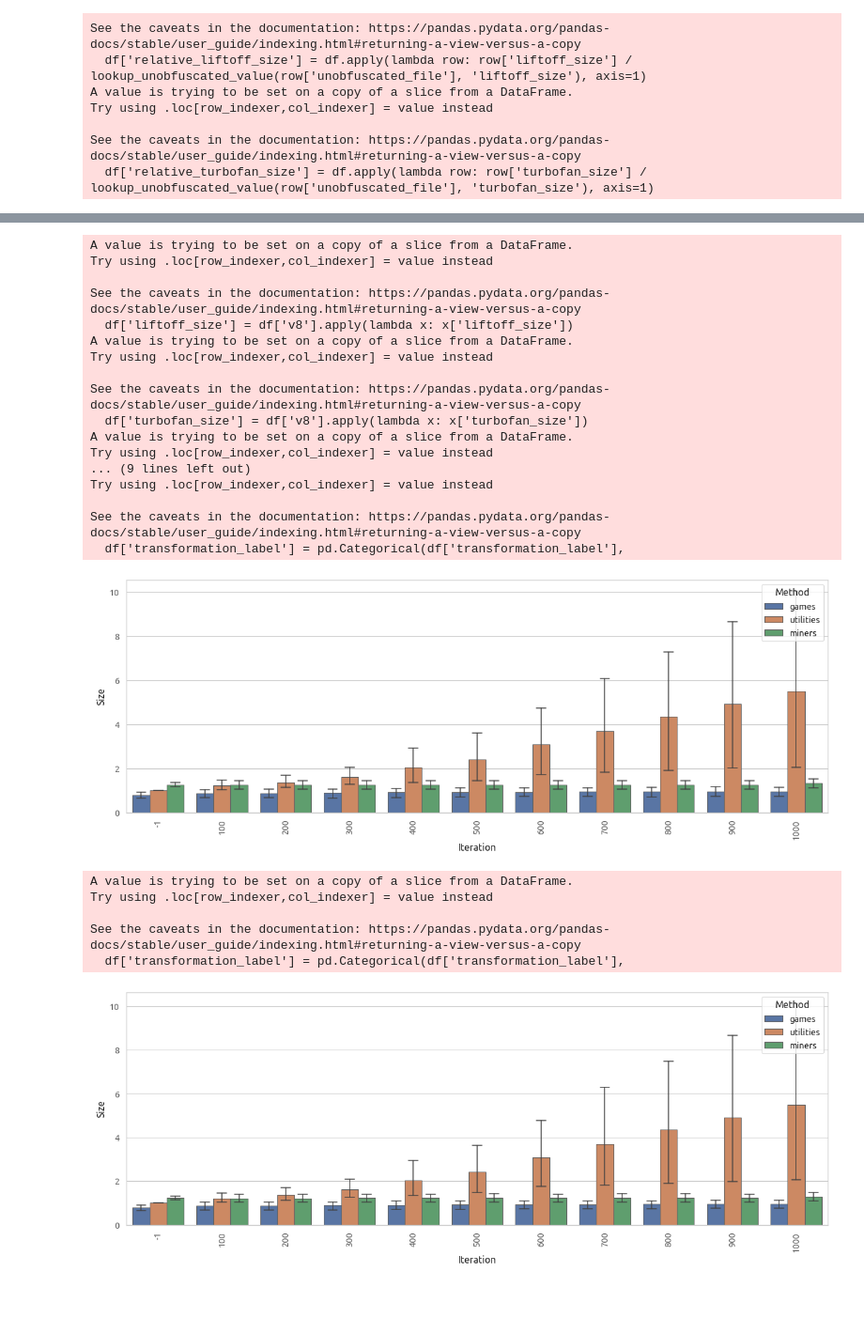
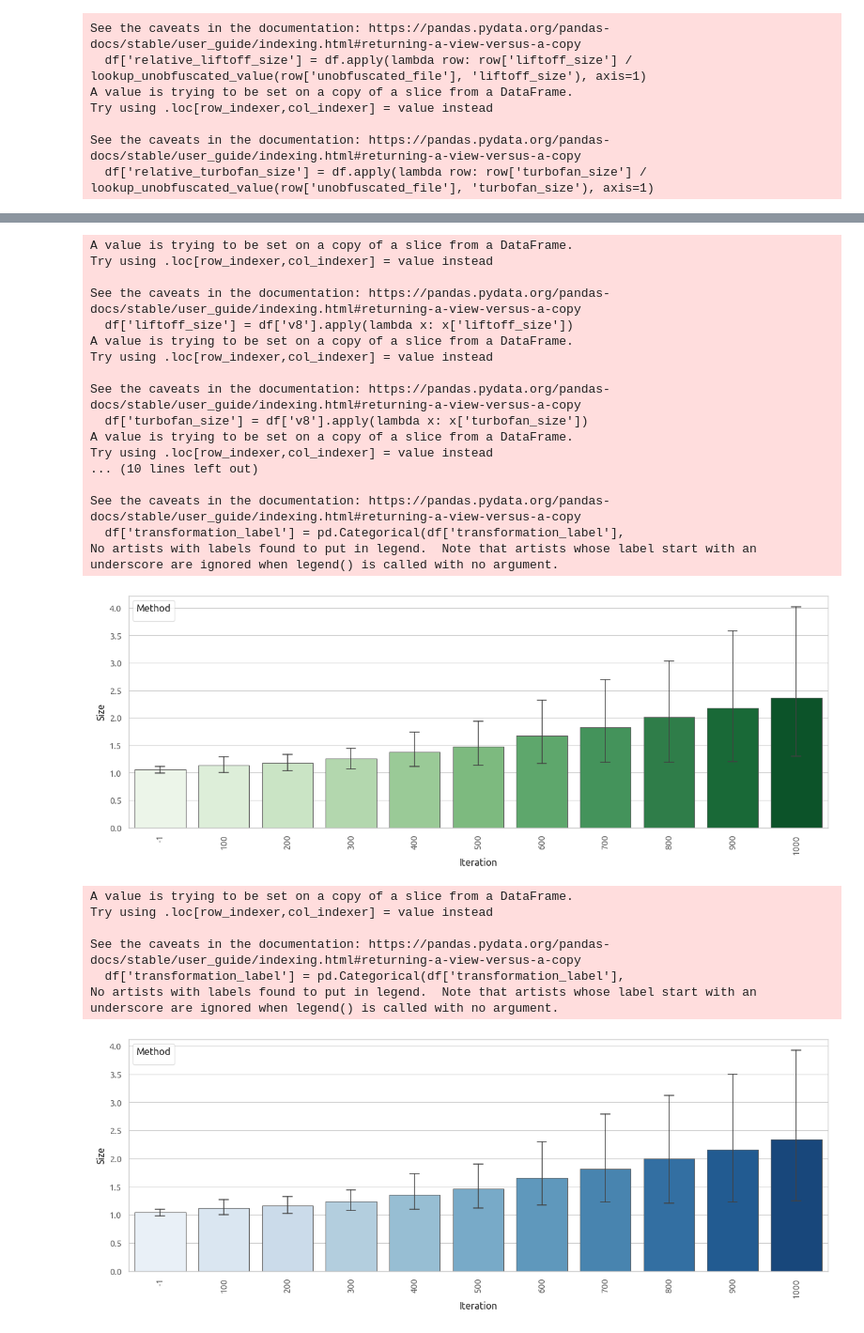
Before and after one commit to HakonHarnes/wasm-obf, a Jupyter notebook: analysis/optimization.ipynb, the cells around one changed output, grey strips where cells are left out. Shown at 94% size. Saved outputs shown, nothing was run; the diff lists cells and outputs as text; code cells hidden in the pictures; blank space fills up the shorter version.

```diff
--- a/analysis/optimization.ipynb
+++ b/analysis/optimization.ipynb
@@ -414,7 +414,7 @@ def plot_v8_optimization(df, xlabel, y='liftoff_size', palette=None, path=None):
                 x='transformation_label',
                 y=y,
                 #dodge=False,
-                hue='category',
+                # hue='category',
                 palette=palette,
                 errwidth=1.1,
                 capsize=0.15,
@@ -424,7 +424,7 @@ def plot_v8_optimization(df, xlabel, y='liftoff_size', palette=None, path=None):
     # Axis labels
     plt.ylabel('Size')
     plt.xlabel(xlabel)
-    plt.ylim(0,3.5)
+    # plt.ylim(0,3.5)
 
     plt.xticks(rotation=90)
 
@@ -440,8 +440,11 @@ def plot_v8_optimization(df, xlabel, y='liftoff_size', palette=None, path=None):
     # Show the plot
     plt.show()
 
-plot_v8_optimization(tigress_unoptimized, "Transformation", y='relative_liftoff_size')
-plot_v8_optimization(tigress_unoptimized, "Transformation", y='relative_turbofan_size')
+# Concatenate all dataframes in the desired order: tigress, llvm, wasm_mutate
+df = pd.concat([tigress_unoptimized, llvm_unoptimized, wasm_mutate_unoptimized_filtered], ignore_index=True)
+
+plot_v8_optimization(df, "Transformation", palette="Greens", y='relative_liftoff_size')
+plot_v8_optimization(df, "Transformation", palette="Blues", y='relative_turbofan_size')
 
 plot_v8_optimization(llvm_unoptimized, "Transformation", y='relative_liftoff_size')
 plot_v8_optimization(llvm_unoptimized, "Transformation", y='relative_turbofan_size')
@@ -486,7 +495,7 @@ def plot_v8_optimization_by_iteration(df, xlabel, y='liftoff_size', palette=None
                 x='iteration',
                 y=y,
                 #dodge=False,
-                hue='category',
+                # hue='category',
                 palette=palette,
                 errwidth=1.1,
                 capsize=0.15,
@@ -500,7 +509,7 @@ def plot_v8_optimization_by_iteration(df, xlabel, y='liftoff_size', palette=None
     plt.xticks(rotation=90)
 
     # Capitalize the first letter of the entries in the legend
-    plt.legend(title='Method', loc='upper right')
+    plt.legend(title='Method', loc='upper left')
 
     # plt.ylim(0, 350000)
 
@@ -510,36 +519,37 @@ def plot_v8_optimization_by_iteration(df, xlabel, y='liftoff_size', palette=None
 
     # Show the plot
     plt.show()
 
 wasm_mutate_unoptimized_filtered = wasm_mutate_unoptimized[wasm_mutate_unoptimized['iteration'] == -1]
 wasm_mutate_unoptimized_filtered = wasm_mutate_unoptimized[wasm_mutate_unoptimized['v8'].notnull()]
 wasm_mutate_unoptimized_filtered = get_liftoff_and_turbofan_sizes(wasm_mutate_unoptimized_filtered)
 wasm_mutate_unoptimized_filtered = compute_relative_sizes(wasm_mutate_unoptimized_filtered, unobfuscated_unoptimized)
 
-plot_v8_optimization_by_iteration(wasm_mutate_unoptimized_filtered, "Iteration", y='relative_liftoff_size')
-plot_v8_optimization_by_iteration(wasm_mutate_unoptimized_filtered, "Iteration", y='relative_turbofan_size')
+plot_v8_optimization_by_iteration(wasm_mutate_unoptimized_filtered, palette="Greens", xlabel="Iteration", y='relative_liftoff_size')
+plot_v8_optimization_by_iteration(wasm_mutate_unoptimized_filtered, palette="Blues", xlabel="Iteration", y='relative_turbofan_size')
 # %% [output]
 A value is trying to be set on a copy of a slice from a DataFrame.
 Try using .loc[row_indexer,col_indexer] = value instead
 
 See the caveats in the documentation: https://pandas.pydata.org/pandas-docs/stable/user_guide/indexing.html#returning-a-view-versus-a-copy
   df['liftoff_size'] = df['v8'].apply(lambda x: x['liftoff_size'])
 A value is trying to be set on a copy of a slice from a DataFrame.
 Try using .loc[row_indexer,col_indexer] = value instead
 
 See the caveats in the documentation: https://pandas.pydata.org/pandas-docs/stable/user_guide/indexing.html#returning-a-view-versus-a-copy
   df['turbofan_size'] = df['v8'].apply(lambda x: x['turbofan_size'])
 A value is trying to be set on a copy of a slice from a DataFrame.
 Try using .loc[row_indexer,col_indexer] = value instead
-... (9 lines left out)
-Try using .loc[row_indexer,col_indexer] = value instead
+... (10 lines left out)
 
 See the caveats in the documentation: https://pandas.pydata.org/pandas-docs/stable/user_guide/indexing.html#returning-a-view-versus-a-copy
   df['transformation_label'] = pd.Categorical(df['transformation_label'],
+No artists with labels found to put in legend.  Note that artists whose label start with an underscore are ignored when legend() is called with no argument.
-[figure, old version]
+[figure, new version]
 A value is trying to be set on a copy of a slice from a DataFrame.
 Try using .loc[row_indexer,col_indexer] = value instead
 
 See the caveats in the documentation: https://pandas.pydata.org/pandas-docs/stable/user_guide/indexing.html#returning-a-view-versus-a-copy
   df['transformation_label'] = pd.Categorical(df['transformation_label'],
+No artists with labels found to put in legend.  Note that artists whose label start with an underscore are ignored when legend() is called with no argument.
-[figure, old version]
+[figure, new version]
```
Also changed, not shown: parts of 2 cells of this notebook, 19 other files.
